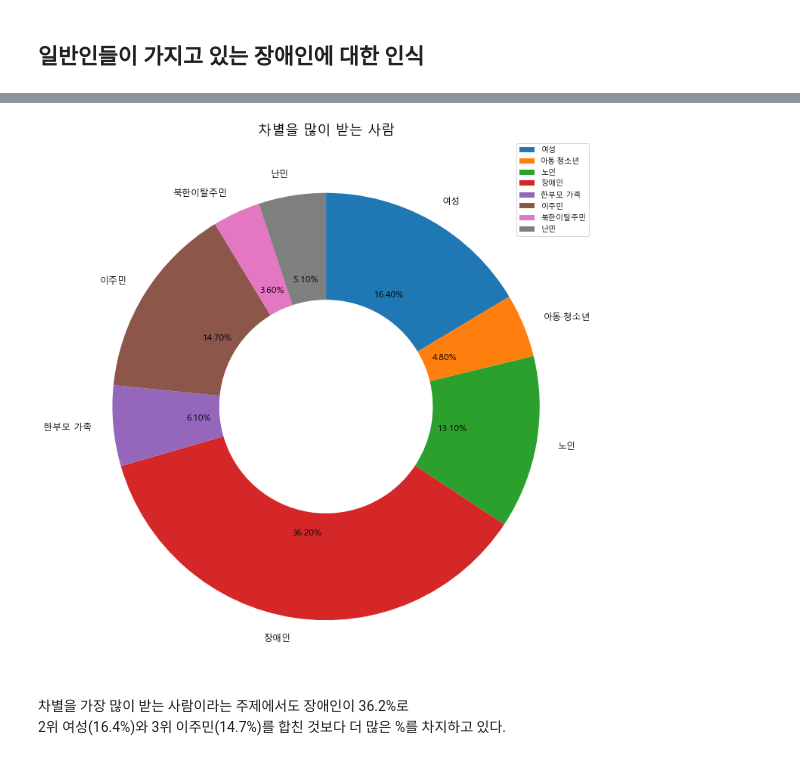
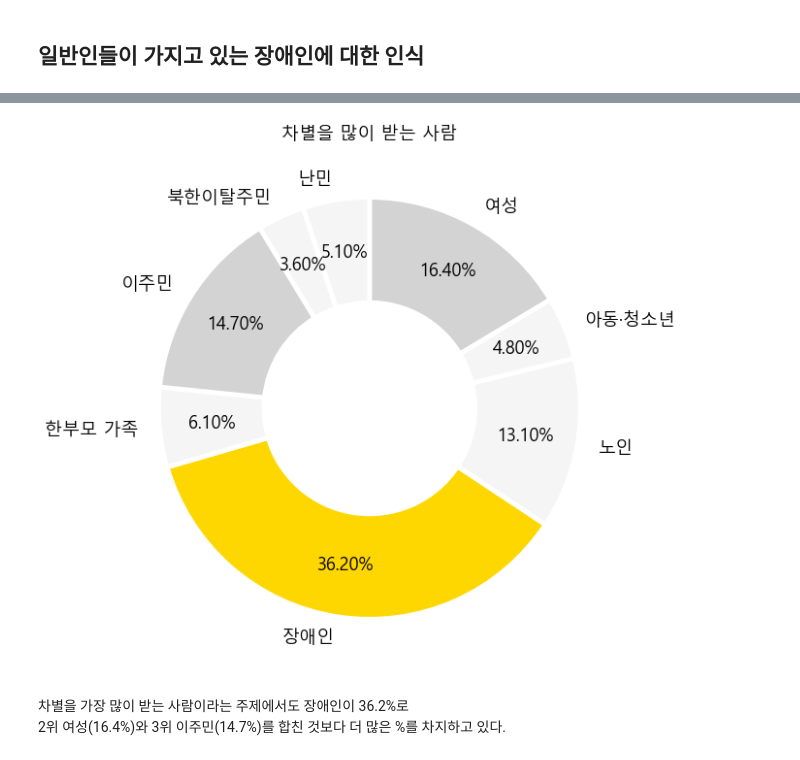
Before and after one commit to hune102377/Study, a Jupyter notebook: 06 SQL/teamproject/06 project.ipynb, the cells around one changed output, grey strips where cells are left out. Saved outputs shown, nothing was run; the diff lists cells and outputs as text; code cells hidden in the pictures.

```diff
--- a/06 SQL/teamproject/06 project.ipynb
+++ b/06 SQL/teamproject/06 project.ipynb
@@ -18,6 +19,6 @@ font = font_manager.FontProperties(fname=font_path).get_name()
 rc('font', family=font)
 # %%
 conn = pymysql.connect(host='localhost', user='root', password='102377',
-db = 'project', charset='utf8')
+db = 'project6', charset='utf8')
 # %%
 cur = conn.cursor()
@@ -60,23 +56,31 @@ plt.show()
 성평등, 혐오 차별, 노동 등 최근 뜨거운 감자들 사이에서 가장 높은 순위를 기록했다
 # %%
-fig = plt.figure(figsize=(15,13)) ## 캔버스 생성
+sql_01 = """select * from 차별을_많이_받는_사람
+where 통합 = '소계'"""
+cur.execute(sql_01)
+rows = cur.fetchone() # 모든 데이터를 가져옴
+df_01 = pd.DataFrame(rows[1:]).T
+df_01.columns = ['여성', '아동·청소년', '노인', '장애인', '한부모 가족', '이주민', '북한이탈주민', '난민']
+
+fig = plt.figure(figsize=(15,10)) ## 캔버스 생성
 fig.set_facecolor('white') ## 캔버스 배경색을 하얀색으로 설정
 ax = fig.add_subplot() ## 프레임 생성
 
 pie = ax.pie(df_01.iloc[0], ## 파이차트 출력
        startangle=90, ## 시작점을 90도(degree)로 지정
        counterclock=False, ## 시계 방향으로 그린다.
        autopct=lambda p : '{:.2f}%'.format(p), ## 퍼센티지 출력
-       wedgeprops=dict(width=0.5), ## 중간의 반지름 0.5만큼 구멍을 뚫어준다.
-       labels = df_01.columns,
-       textprops={'fontsize': 12}
+       wedgeprops={'width': 0.5, 'edgecolor': 'w', 'linewidth': 5}, ## 중간의 반지름 0.5만큼 구멍을 뚫어준다.
+       colors = ['lightgray','whitesmoke','whitesmoke','gold','whitesmoke','lightgray','whitesmoke','whitesmoke','whitesmoke'],
+       textprops={'fontsize': 18, 'color':"black"},
+       pctdistance=0.75,
+       labels = df_01.columns
        )
 
-plt.legend(pie[0], df_01.columns) ## 범례 표시
 plt.title('차별을 많이 받는 사람', fontsize = 18)
 plt.show()
 # %% [output]
-[figure, old version]
+[figure, new version]
 # %% [markdown]
 차별을 가장 많이 받는 사람이라는 주제에서도 장애인이 36.2%로
 2위 여성(16.4%)와 3위 이주민(14.7%)를 합친 것보다 더 많은 %를 차지하고 있다.
```
Also changed, not shown: parts of 27 cells of this notebook, 13 other files.
